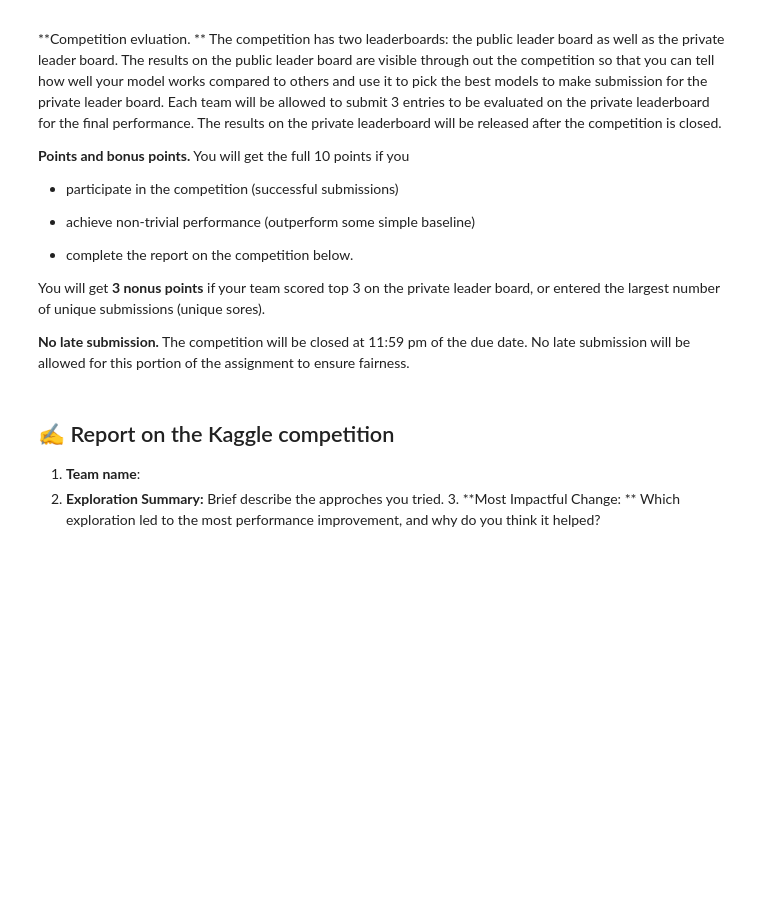
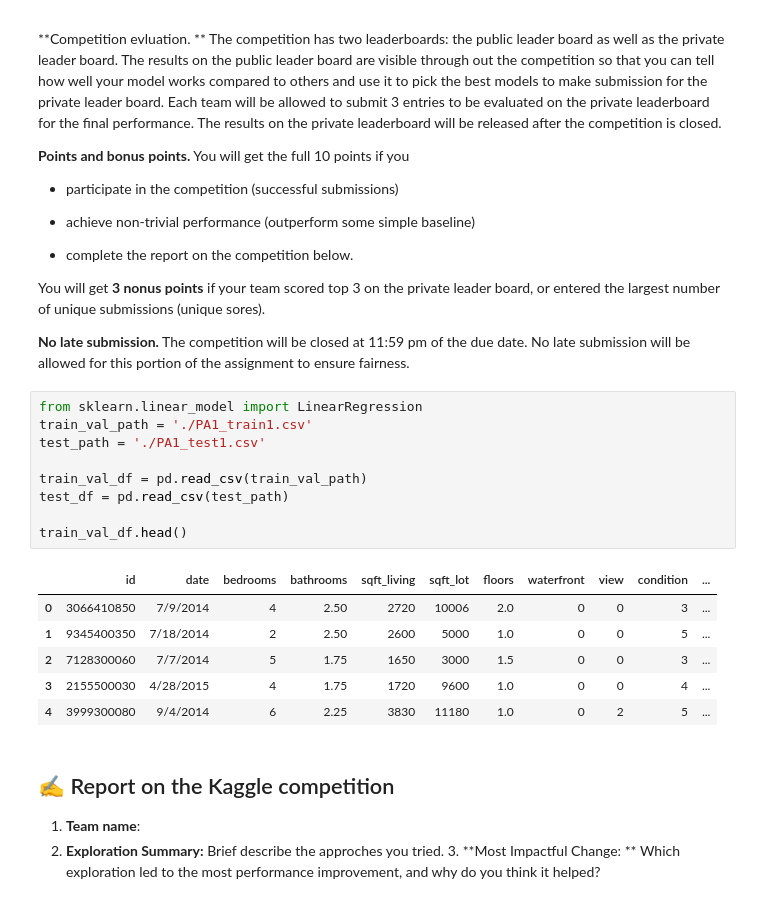
Before and after one commit to Magraz/ml-class, a Jupyter notebook: HW2/IA1_2025.ipynb, the cells around one changed output. Cells and saved outputs as stored; diff of their text form; blank space fills up the shorter version.

```diff
--- a/HW2/IA1_2025.ipynb
+++ b/HW2/IA1_2025.ipynb
@@ -788,6 +788,22 @@ Your file should start with a header row (`id, price`) and followed by $N$ rows,
 You will get **3 nonus points** if your team scored top 3 on the private leader board, or entered the largest number of unique submissions (unique sores).
 
 **No late submission.** The competition will be closed at 11:59 pm of the due date. No late submission will be allowed for this portion of the assignment to ensure fairness.
+# %%
+from sklearn.linear_model import LinearRegression
+train_val_path = './PA1_train1.csv'
+test_path = './PA1_test1.csv'
+
+train_val_df = pd.read_csv(train_val_path)
+test_df = pd.read_csv(test_path)
+
+train_val_df.head()
+# %% [output]
+|  | id | date | bedrooms | bathrooms | sqft_living | sqft_lot | floors | waterfront | view | condition | ... |
+| 0 | 3066410850 | 7/9/2014 | 4 | 2.50 | 2720 | 10006 | 2.0 | 0 | 0 | 3 | ... |
+| 1 | 9345400350 | 7/18/2014 | 2 | 2.50 | 2600 | 5000 | 1.0 | 0 | 0 | 5 | ... |
+| 2 | 7128300060 | 7/7/2014 | 5 | 1.75 | 1650 | 3000 | 1.5 | 0 | 0 | 3 | ... |
+| 3 | 2155500030 | 4/28/2015 | 4 | 1.75 | 1720 | 9600 | 1.0 | 0 | 0 | 4 | ... |
+| 4 | 3999300080 | 9/4/2014 | 6 | 2.25 | 3830 | 11180 | 1.0 | 0 | 2 | 5 | ... |
 # %% [markdown]
 ## ✍️ Report on the Kaggle competition
 
```
Also changed, not shown: parts of 3 cells of this notebook, 4 other files.
